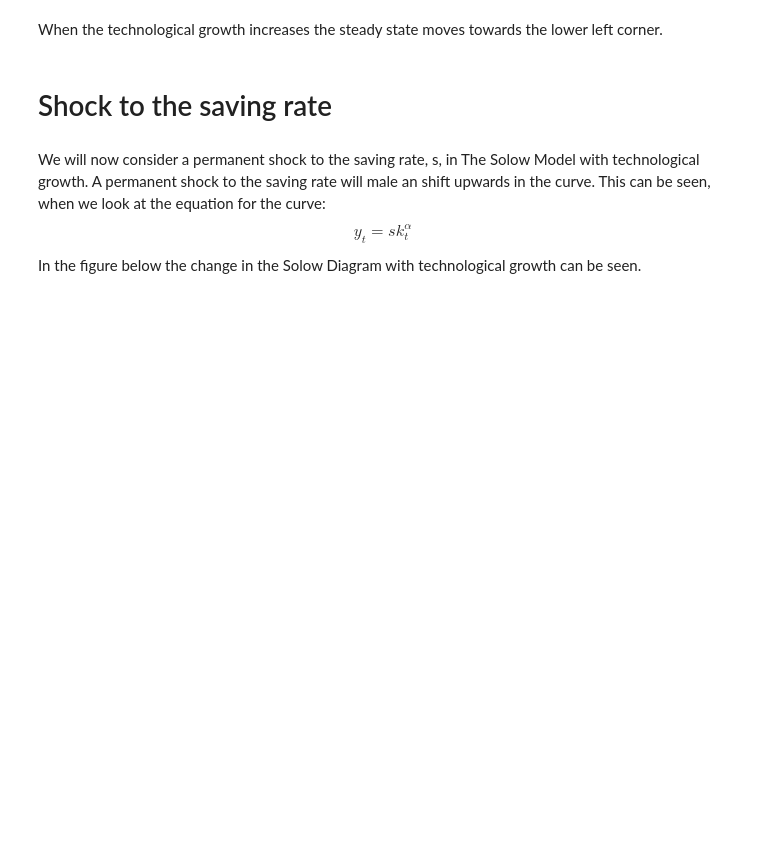
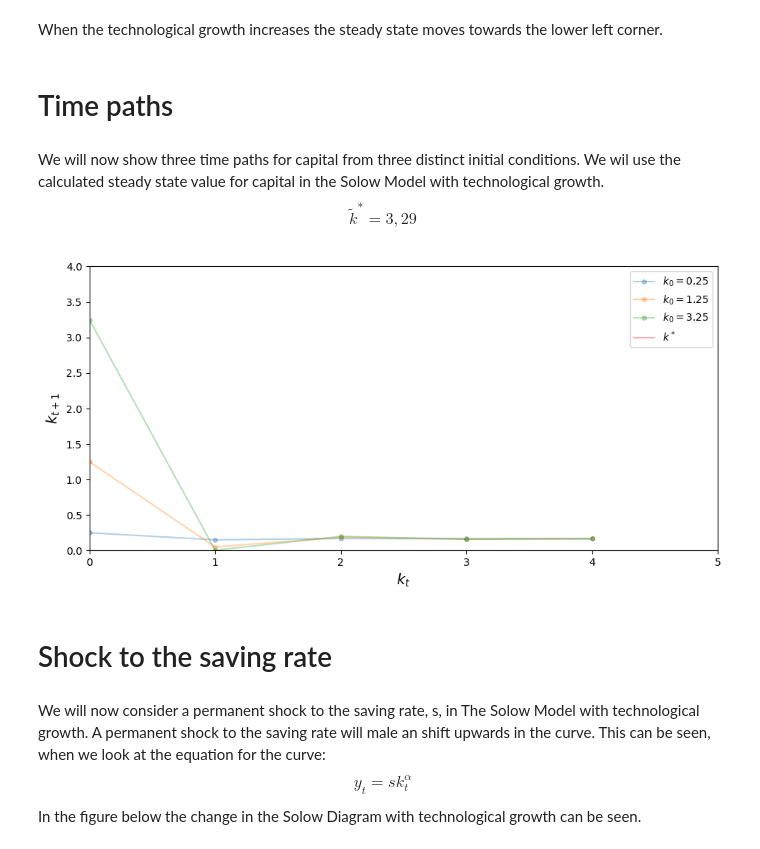
Before and after one commit to NumEconCopenhagen/projects-2024-sarah-og-pernille, a Jupyter notebook: modelproject/modelproject.ipynb, the cells around one changed output. Drawn from its saved outputs; the diff is of its cells as text; code cells hidden in the pictures; blank space fills up the shorter version.

```diff
--- a/modelproject/modelproject.ipynb
+++ b/modelproject/modelproject.ipynb
@@ -299,5 +246,55 @@ interactive(children=(FloatSlider(value=0.02, description='n', max=0.1, min=0.01
 # %% [markdown]
 When the technological growth increases the steady state moves towards the lower left corner.
+# %% [markdown]
+# Time paths
+# %% [markdown]
+We will now show three time paths for capital from three distinct initial conditions. We wil use the calculated steady state value for capital in the Solow Model with technological growth.
+$$\tilde k^* = 3,29$$
+# %%
+s, n, alpha, delta = 0.2, 0.02, 1/3, 0.05
+x0 = np.array([.25, 1.25, 3.25])
+
+ts_length = 5
+xmin, xmax = 0, ts_length
+ymin, ymax = 0, 4.0
+# %%
+def y_t(s, k_t, alpha):
+    return s * k_t**alpha
+
+# Simulation function
+def simulate_ts(x0_values, ts_length):
+    # Steady-state level of capital
+    k_star = (s / (delta + n))**(1/(1 - alpha))
+
+    # Plot setup
+    fig, ax = plt.subplots(figsize=[11, 5])
+    ax.set_xlim(xmin, xmax)
+    ax.set_ylim(ymin, ymax)
+
+    # Time series array
+    ts = np.zeros(ts_length)
+
+    # Simulate and plot time series
+    for x_init in x0_values:
+        ts[0] = x_init
+        for t in range(1, ts_length):
+            ts[t] = y_t(s, alpha, ts[t-1])
+        ax.plot(np.arange(ts_length), ts, '-o', ms=4, alpha=1/3, label=r'$k_0=%g$' % x_init)
+
+    # Plot steady-state level
+    ax.plot(np.arange(ts_length), np.full(ts_length, k_star), alpha=1/3, color='red', label=r'$k^*$')
+    ax.legend(fontsize=10)
+
+    # Labels
+    ax.set_xlabel(r'$k_t$', fontsize=14)
+    ax.set_ylabel(r'$k_{t+1}$', fontsize=14)
+
+    plt.show()
+# %%
+# Run simulation
+simulate_ts(x0, ts_length)
+# %% [output]
+[figure, added]
 # %% [markdown]
 # Shock to the saving rate
 # %% [markdown]
```
Also changed, not shown: parts of 9 cells of this notebook, 1 other file.
